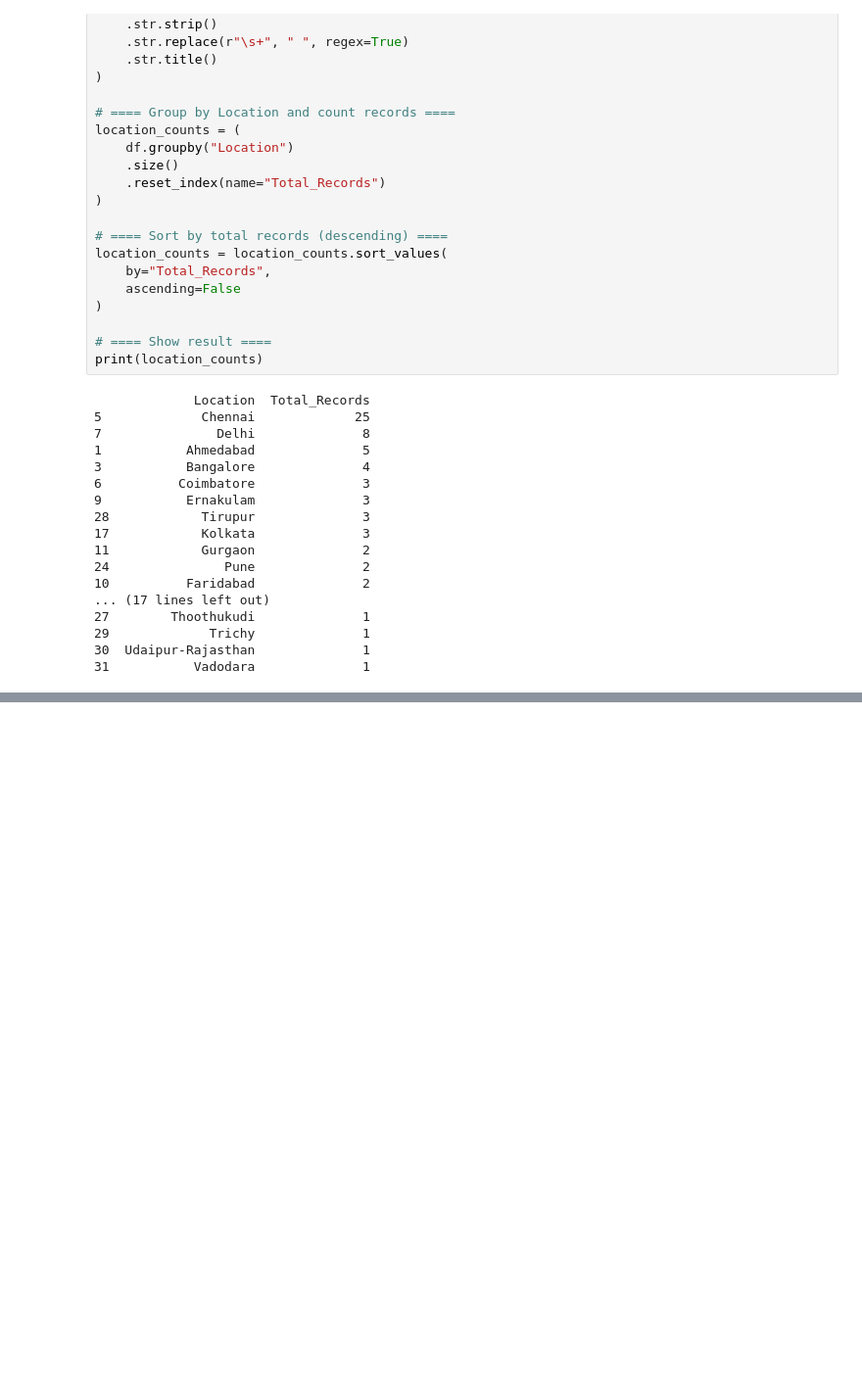
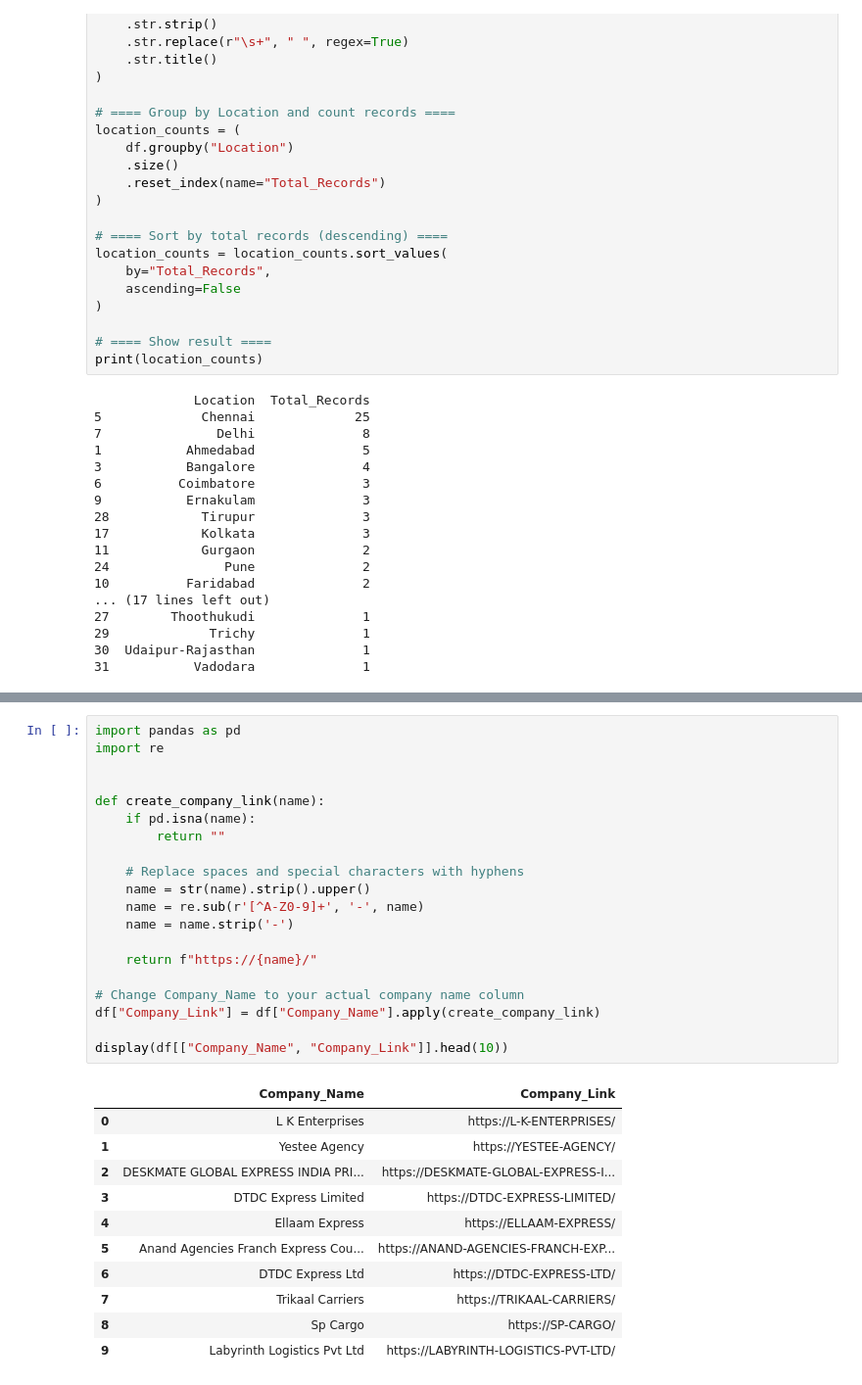
Before and after one commit to Mohandoss20k/Data_Scraper-, a Jupyter notebook: Data_Scraper_Cargos.ipynb, the cells around one changed output, grey strips where cells are left out. Shown at 98% size. Cells and saved outputs as stored; diff of their text form; blank space fills up the shorter version.

```diff
--- a/Data_Scraper_Cargos.ipynb
+++ b/Data_Scraper_Cargos.ipynb
@@ -254,2 +246,34 @@ Total records found: 10
 [interactive output not drawn]
 [interactive output not drawn]
+# %%
+import pandas as pd
+import re
+
+
+def create_company_link(name):
+    if pd.isna(name):
+        return ""
+
+    # Replace spaces and special characters with hyphens
+    name = str(name).strip().upper()
+    name = re.sub(r'[^A-Z0-9]+', '-', name)
+    name = name.strip('-')
+
+    return f"https://{name}/"
+
+# Change Company_Name to your actual company name column
+df["Company_Link"] = df["Company_Name"].apply(create_company_link)
+
+display(df[["Company_Name", "Company_Link"]].head(10))
+# %% [output]
+|  | Company_Name | Company_Link |
+| 0 | L K Enterprises | https://L-K-ENTERPRISES/ |
+| 1 | Yestee Agency | https://YESTEE-AGENCY/ |
+| 2 | DESKMATE GLOBAL EXPRESS INDIA PRI... | https://DESKMATE-GLOBAL-EXPRESS-I... |
+| 3 | DTDC Express Limited | https://DTDC-EXPRESS-LIMITED/ |
+| 4 | Ellaam Express | https://ELLAAM-EXPRESS/ |
+| 5 | Anand Agencies Franch Express Cou... | https://ANAND-AGENCIES-FRANCH-EXP... |
+| 6 | DTDC Express Ltd | https://DTDC-EXPRESS-LTD/ |
+| 7 | Trikaal Carriers | https://TRIKAAL-CARRIERS/ |
+| 8 | Sp Cargo | https://SP-CARGO/ |
+| 9 | Labyrinth Logistics Pvt Ltd | https://LABYRINTH-LOGISTICS-PVT-LTD/ |
```
Also changed, not shown: parts of 5 cells of this notebook.
